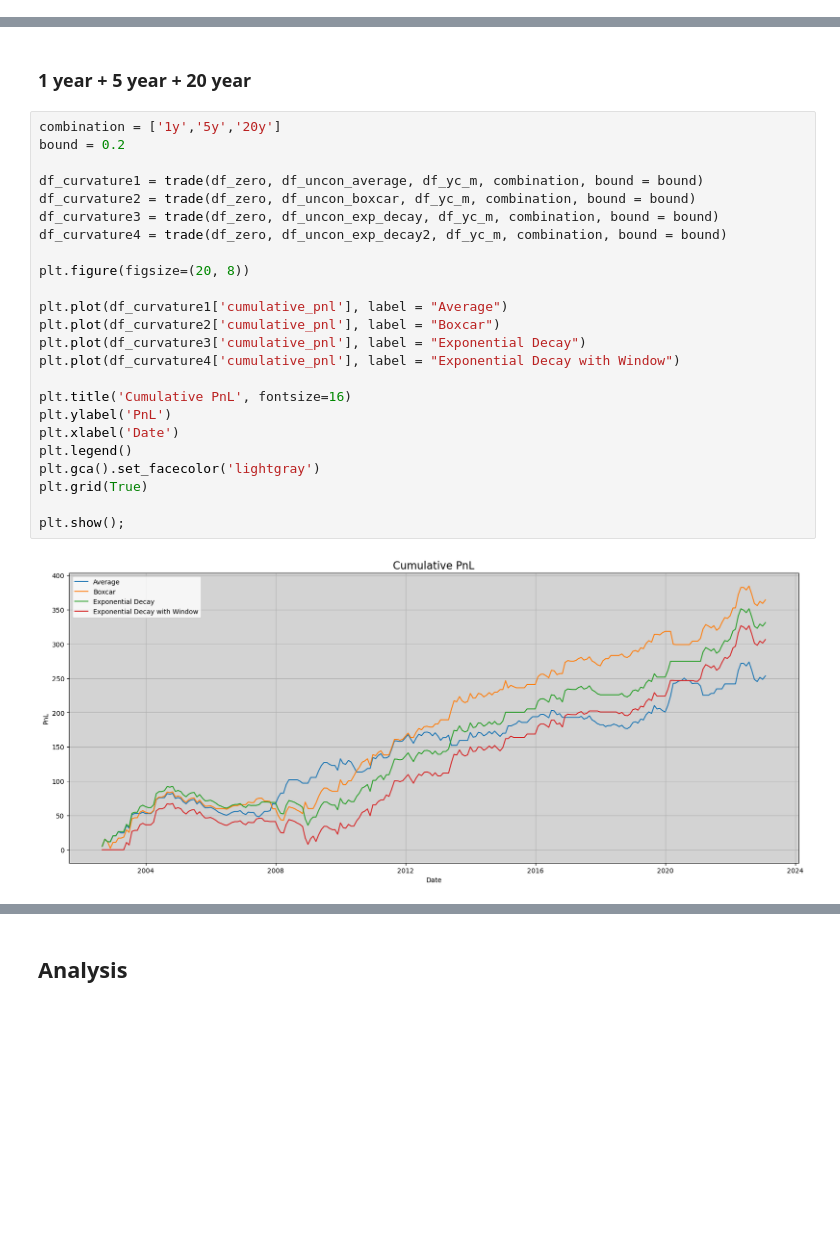
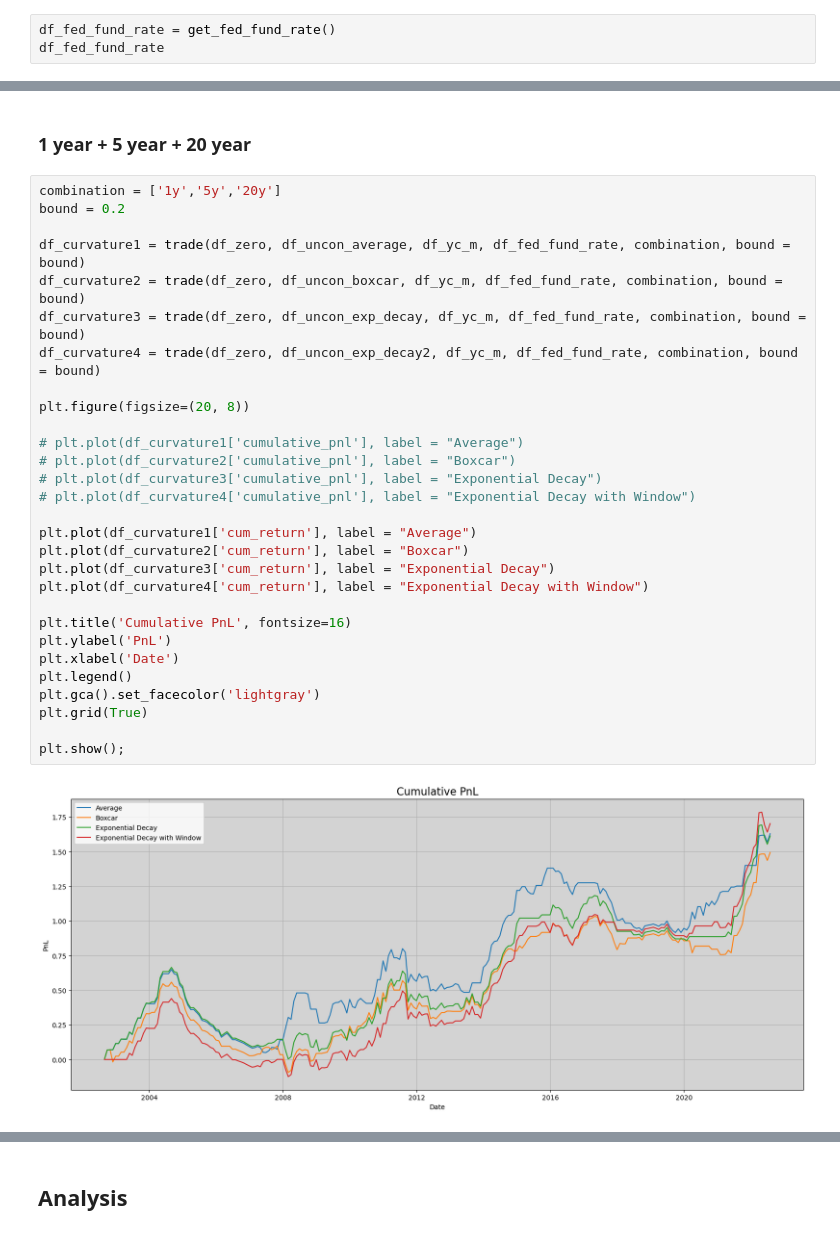
Before and after one commit to zym20000325/MeanRevertingYieldCurve, a Jupyter notebook: main.ipynb, the cells around one changed output, grey strips where cells are left out. Drawn from its saved outputs; the diff is of its cells as text; blank space fills up the shorter version.

```diff
--- a/main.ipynb
+++ b/main.ipynb
@@ -100,0 +117,3 @@ df_bond_price
+# %%
+df_fed_fund_rate = get_fed_fund_rate()
+df_fed_fund_rate
@@ -198,29 +232,34 @@ plot_curvature(df_curvature, '3m 6m 1y',rate='z',bound=True)
 # %%
 combination = ['1y','5y','20y']
 bound = 0.2
 
-df_curvature1 = trade(df_zero, df_uncon_average, df_yc_m, combination, bound = bound)
-df_curvature2 = trade(df_zero, df_uncon_boxcar, df_yc_m, combination, bound = bound)
-df_curvature3 = trade(df_zero, df_uncon_exp_decay, df_yc_m, combination, bound = bound)
-df_curvature4 = trade(df_zero, df_uncon_exp_decay2, df_yc_m, combination, bound = bound)
+df_curvature1 = trade(df_zero, df_uncon_average, df_yc_m, df_fed_fund_rate, combination, bound = bound)
+df_curvature2 = trade(df_zero, df_uncon_boxcar, df_yc_m, df_fed_fund_rate, combination, bound = bound)
+df_curvature3 = trade(df_zero, df_uncon_exp_decay, df_yc_m, df_fed_fund_rate, combination, bound = bound)
+df_curvature4 = trade(df_zero, df_uncon_exp_decay2, df_yc_m, df_fed_fund_rate, combination, bound = bound)
 
 plt.figure(figsize=(20, 8))
 
-plt.plot(df_curvature1['cumulative_pnl'], label = "Average")
-plt.plot(df_curvature2['cumulative_pnl'], label = "Boxcar")
-plt.plot(df_curvature3['cumulative_pnl'], label = "Exponential Decay")
-plt.plot(df_curvature4['cumulative_pnl'], label = "Exponential Decay with Window")
+# plt.plot(df_curvature1['cumulative_pnl'], label = "Average")
+# plt.plot(df_curvature2['cumulative_pnl'], label = "Boxcar")
+# plt.plot(df_curvature3['cumulative_pnl'], label = "Exponential Decay")
+# plt.plot(df_curvature4['cumulative_pnl'], label = "Exponential Decay with Window")
+
+plt.plot(df_curvature1['cum_return'], label = "Average")
+plt.plot(df_curvature2['cum_return'], label = "Boxcar")
+plt.plot(df_curvature3['cum_return'], label = "Exponential Decay")
+plt.plot(df_curvature4['cum_return'], label = "Exponential Decay with Window")
 
 plt.title('Cumulative PnL', fontsize=16)
 plt.ylabel('PnL')
 plt.xlabel('Date')
 plt.legend()
 plt.gca().set_facecolor('lightgray')
 plt.grid(True)
 
 plt.show();
 # %% [output]
-[figure, old version]
+[figure, new version]
 # %%
 plot_curvature(df_curvature3, '1y 5y 20y',rate='z',bound = True)
 # %% [output]
```
Also changed, not shown: parts of 12 cells of this notebook, 1 other file.
